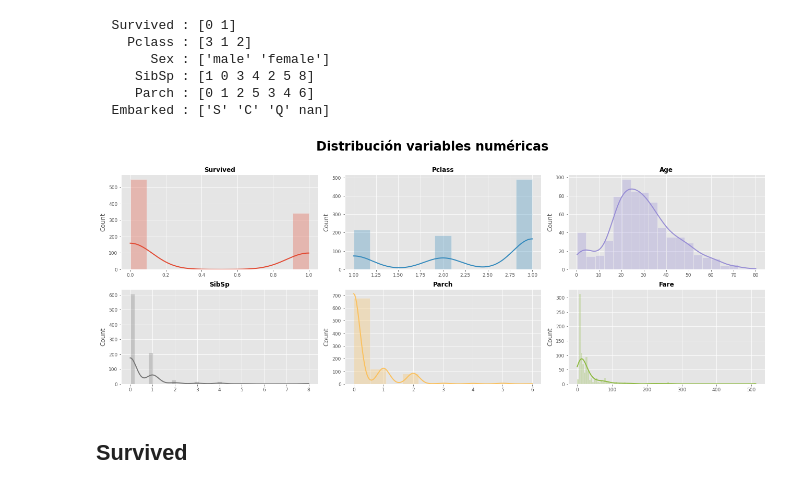
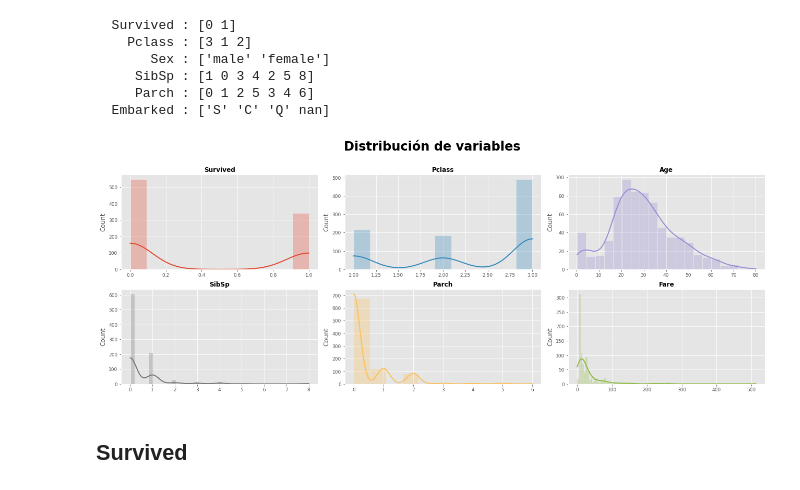
Before and after one commit to PabloJRW/titanic-classifier, a Jupyter notebook: EDA.ipynb, the cells around one changed output. Saved outputs shown, nothing was run; the diff lists cells and outputs as text; code cells hidden in the pictures.

```diff
--- a/EDA.ipynb
+++ b/EDA.ipynb
@@ -89,32 +89,32 @@ for var in train_data.columns:
 # %%
 # Gráficos de distribución
 # ==============================================================================
 
 fig, axes = plt.subplots(nrows=2, ncols=3, figsize=(18, 7))
 axes = axes.flat
 
 num_features = train_data.select_dtypes(exclude='object')
 
 for i, feat in enumerate(num_features.columns):
     sns.histplot(
         x       = train_data[feat].dropna(),
         stat    = "count",
         kde     = True,
         color   = (list(plt.rcParams['axes.prop_cycle'])*2)[i]["color"],
         line_kws= {'linewidth': 2},
         alpha   = 0.3,
         ax      = axes[i]
     )
     axes[i].set_title(feat, fontsize = 12, fontweight = "bold")
     axes[i].tick_params(labelsize = 9)
     axes[i].set_xlabel("")
 
 
 fig.tight_layout()
 plt.subplots_adjust(top = 0.85)
-fig.suptitle('Distribución variables numéricas', fontsize = 24, fontweight = "bold");
+fig.suptitle('Distribución de variables', fontsize = 24, fontweight = "bold");
 # %% [output]
-[figure, old version]
+[figure, new version]
 # %% [markdown]
 ## Survived
 # %%
```
Also changed, not shown: parts of 13 cells of this notebook.
